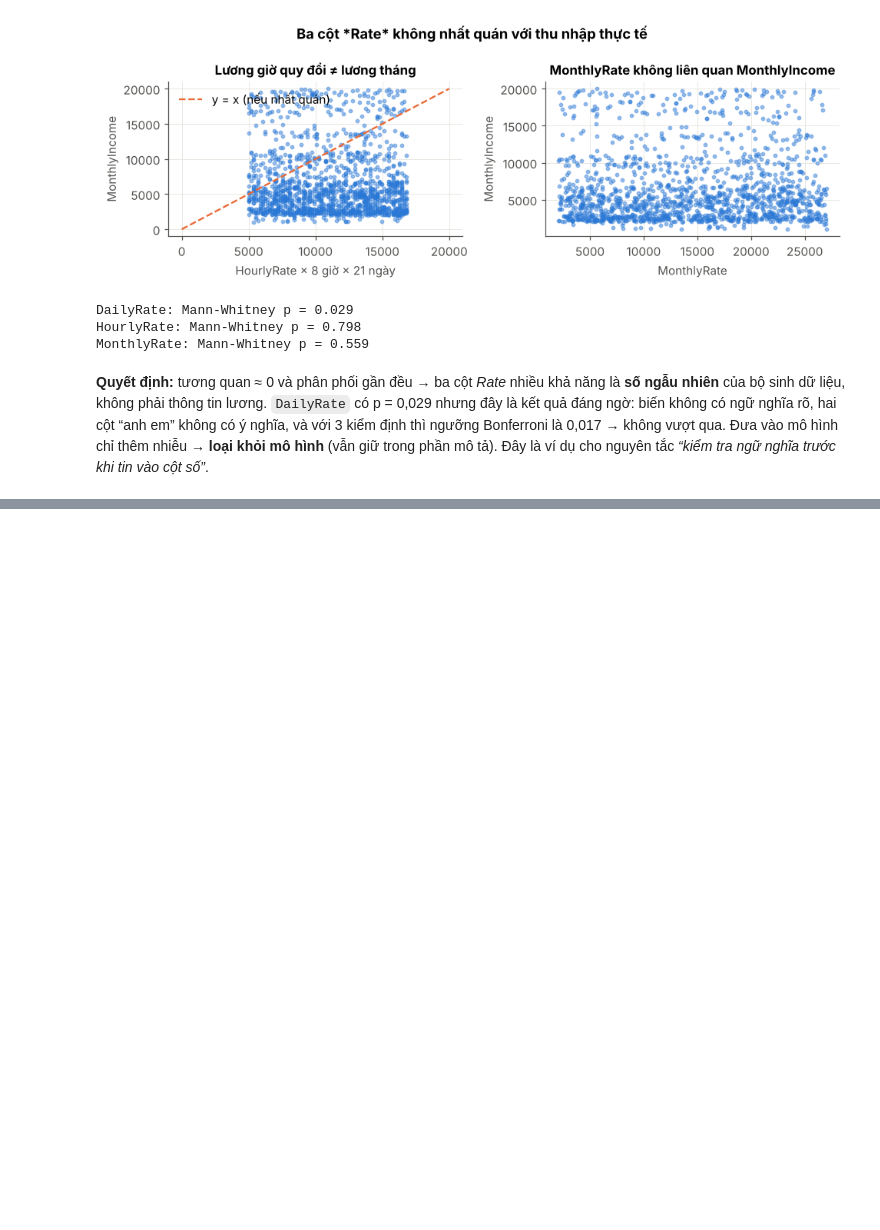
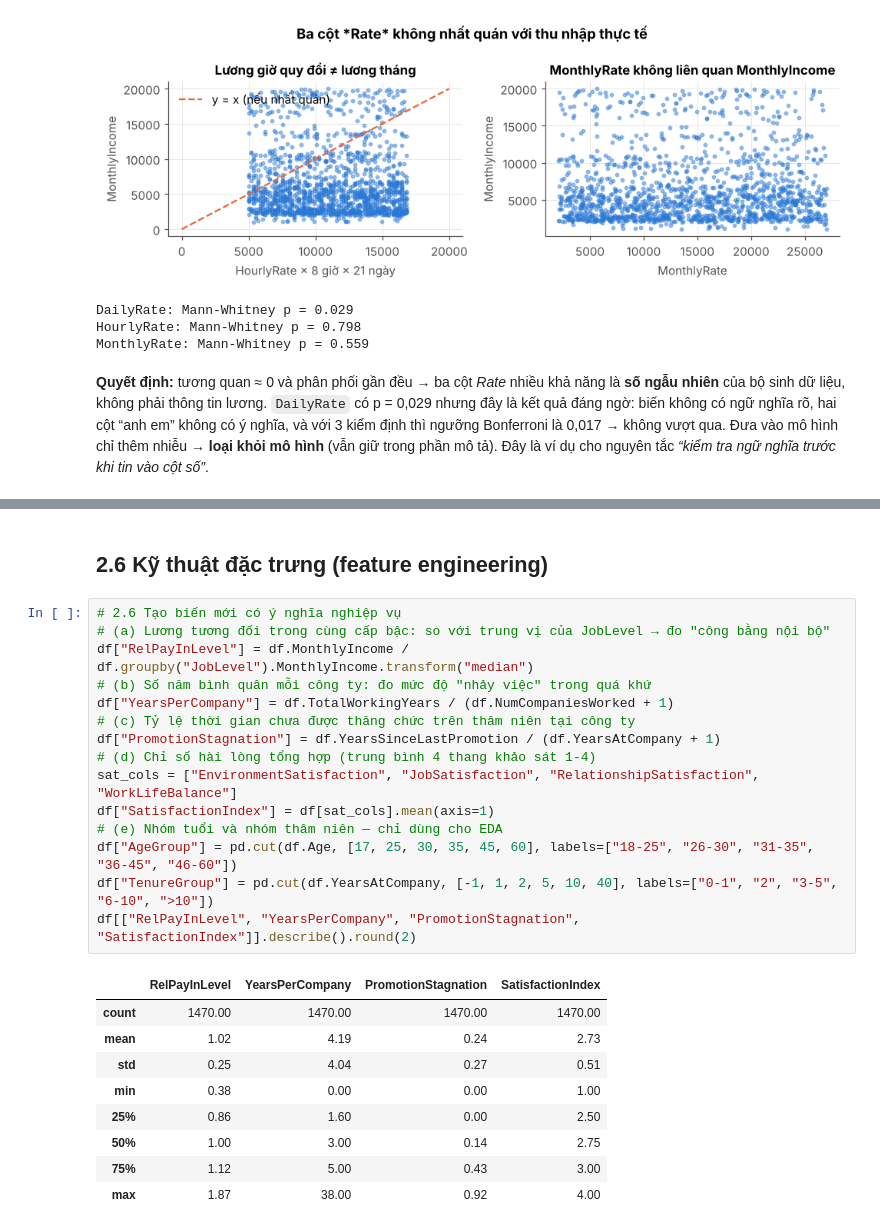
Before and after one commit to trangthu171106/ibm-hr-attrition-analysis, a Jupyter notebook: IBM_HR_Attrition_Analysis.ipynb, the cells around one changed output, grey strips where cells are left out. Saved outputs shown, nothing was run; the diff lists cells and outputs as text; blank space fills up the shorter version.

```diff
--- a/IBM_HR_Attrition_Analysis.ipynb
+++ b/IBM_HR_Attrition_Analysis.ipynb
@@ -293,0 +359,27 @@ MonthlyRate: Mann-Whitney p = 0.559
+# %% [markdown]
+## 2.6 Kỹ thuật đặc trưng (feature engineering)
+# %%
+# 2.6 Tạo biến mới có ý nghĩa nghiệp vụ
+# (a) Lương tương đối trong cùng cấp bậc: so với trung vị của JobLevel → đo "công bằng nội bộ"
+df["RelPayInLevel"] = df.MonthlyIncome / df.groupby("JobLevel").MonthlyIncome.transform("median")
+# (b) Số năm bình quân mỗi công ty: đo mức độ "nhảy việc" trong quá khứ
+df["YearsPerCompany"] = df.TotalWorkingYears / (df.NumCompaniesWorked + 1)
+# (c) Tỷ lệ thời gian chưa được thăng chức trên thâm niên tại công ty
+df["PromotionStagnation"] = df.YearsSinceLastPromotion / (df.YearsAtCompany + 1)
+# (d) Chỉ số hài lòng tổng hợp (trung bình 4 thang khảo sát 1-4)
+sat_cols = ["EnvironmentSatisfaction", "JobSatisfaction", "RelationshipSatisfaction", "WorkLifeBalance"]
+df["SatisfactionIndex"] = df[sat_cols].mean(axis=1)
+# (e) Nhóm tuổi và nhóm thâm niên — chỉ dùng cho EDA
+df["AgeGroup"] = pd.cut(df.Age, [17, 25, 30, 35, 45, 60], labels=["18-25", "26-30", "31-35", "36-45", "46-60"])
+df["TenureGroup"] = pd.cut(df.YearsAtCompany, [-1, 1, 2, 5, 10, 40], labels=["0-1", "2", "3-5", "6-10", ">10"])
+df[["RelPayInLevel", "YearsPerCompany", "PromotionStagnation", "SatisfactionIndex"]].describe().round(2)
+# %% [output]
+|  | RelPayInLevel | YearsPerCompany | PromotionStagnation | SatisfactionIndex |
+| count | 1470.00 | 1470.00 | 1470.00 | 1470.00 |
+| mean | 1.02 | 4.19 | 0.24 | 2.73 |
+| std | 0.25 | 4.04 | 0.27 | 0.51 |
+| min | 0.38 | 0.00 | 0.00 | 1.00 |
+| 25% | 0.86 | 1.60 | 0.00 | 2.50 |
+| 50% | 1.00 | 3.00 | 0.14 | 2.75 |
+| 75% | 1.12 | 5.00 | 0.43 | 3.00 |
+| max | 1.87 | 38.00 | 0.92 | 4.00 |
```
Also changed, not shown: parts of 8 cells of this notebook, 1 other file.
